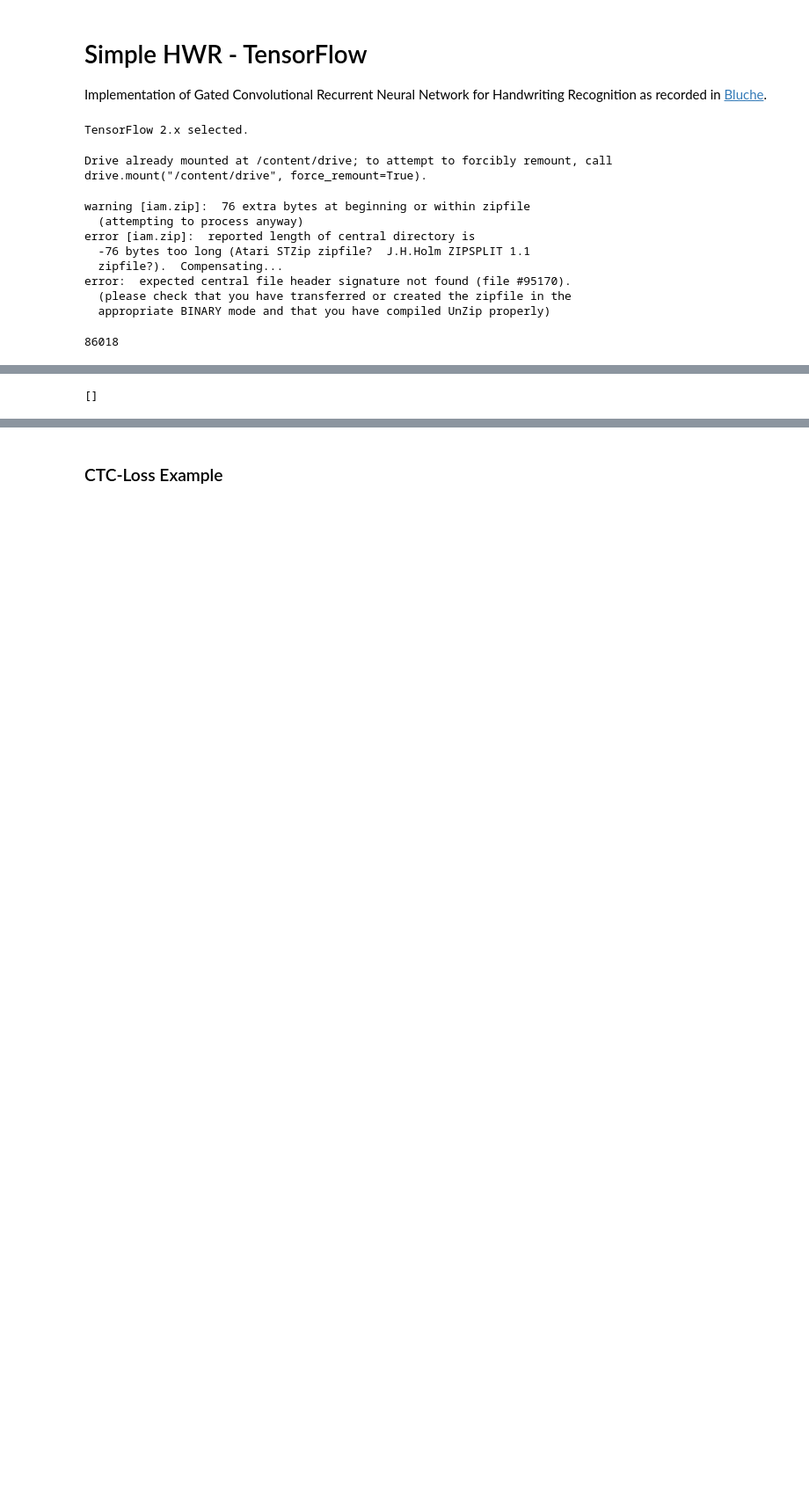
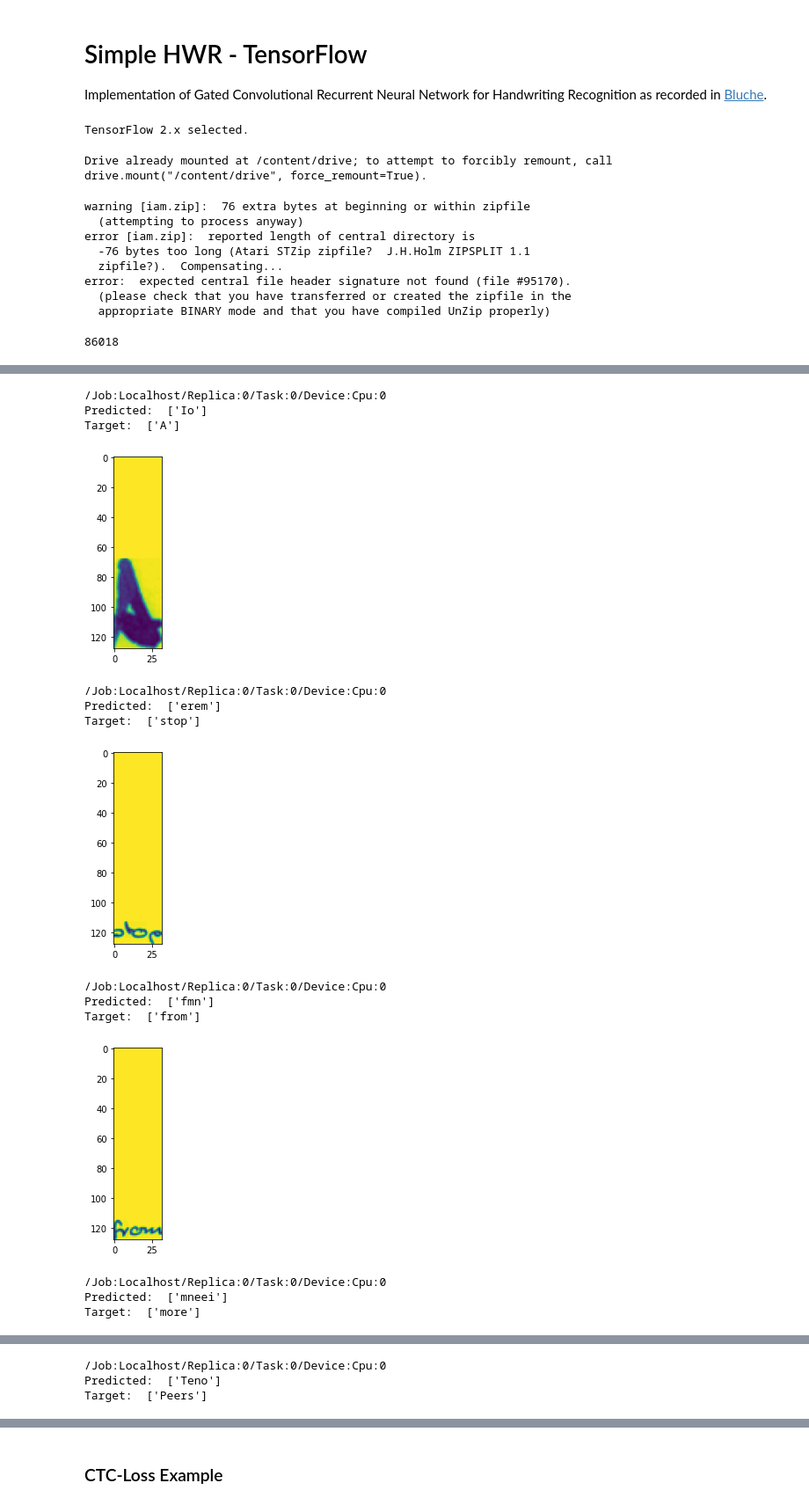
Before and after one commit to ericburdett/hwr, a Jupyter notebook: notebook-tf.ipynb, the cells around one changed output, grey strips where cells are left out. Shown: that part at 88% size. Drawn from its saved outputs; the diff is of its cells as text; code cells hidden in the pictures; blank space fills up the shorter version.

```diff
--- a/notebook-tf.ipynb
+++ b/notebook-tf.ipynb
@@ -128,6 +129,7 @@ def get_dataset_df(path='/content/labels.csv'):
   df = df.drop(df[df['transcription'] == ':'].index)
   df = df.drop(df[df['transcription'] == ')'].index)
   df = df.drop(df[df['transcription'] == '('].index)
+  df = df.sample(frac=1) # shuffle all rows in the dataframe
   df = df.reset_index()
 
   return df
@@ -225,0 +227,12 @@ def show_imgs(x, new_fig=True):
+# %%
+print('after calc')
+if iteration_num % ITERATION_SAMPLE == 0:
+  with tf.device("CPU:0"):
+    decoded, _ = tf.nn.ctc_greedy_decoder(tf.reshape(preds, (16, -1, 128)), ilengths)
+    preds_strings = convert_to_strings_with_decoder(decoded)
+    target_strings = convert_to_strings(labels)
+
+    print('Predicted: ', preds_strings[:3])
+    print('Target: ', target_strings[:3])
+    show_imgs(images[:3])
+    plt.pause(1)
@@ -226,6 +242,6 @@ def show_imgs(x, new_fig=True):
 # %%
 @tf.function
-def train_step(iteration_num, images, labels):
+def train_step(images, labels):
   with tf.GradientTape() as tape:
     batch_size = images.shape[0]
     input_lengths = tf.constant(np.full((batch_size,), 16))
@@ -237,17 +253,7 @@ def train_step(iteration_num, images, labels):
     loss = tf.reduce_mean(loss)
 
   gradients = tape.gradient(loss, model.trainable_variables)
+  gradients = [grads if grads is not None else tf.zeros_like(var) for var, grads in zip(model.trainable_variables, gradients)] # If gradients are None, set them to zero
   optimizer.apply_gradients(zip(gradients, model.trainable_variables))
   train_loss(loss)
-
-  if iteration_num % ITERATION_SAMPLE == 0:
-    print('here')
-    decoded, _ = tf.nn.ctc_greedy_decoder(tf.reshape(preds, (16, -1, 128)), ilengths)
-    print('after decoder')
-    preds_strings = convert_to_strings_with_decoder(decoded)
-    target_strings = convert_to_strings(labels)
-
-    print('Predicted: ', preds_strings[:3])
-    print('Target: ', target_strings[:3])
-    show_imgs(images[:3])
 # %%
@@ -289,4 +294,33 @@ OperatorNotAllowedInGraphError: ignored
-# %%
-train_loss.
-# %% [output]
-[]
+# %%
+val_dataset = dataset.batch(3)
+for iteration_num, (images, labels) in enumerate(val_dataset):
+  if iteration_num == 20:
+    break
+
+  input_lengths = tf.constant(np.full((3,), 16), dtype=tf.int32)
+  preds = model(images)
+
+  decoded, _ = tf.nn.ctc_greedy_decoder(tf.reshape(preds, (16, -1, 128)), input_lengths)
+  preds_strings = convert_to_strings_with_decoder(decoded)
+  target_strings = convert_to_strings(labels)
+
+  print('Predicted: ', preds_strings[:1])
+  print('Target: ', target_strings[:1])
+  show_imgs(tf.squeeze(images[:1]))
+  plt.pause(1)
+# %% [output]
+/Job:Localhost/Replica:0/Task:0/Device:Cpu:0
+Predicted:  ['Io']
+Target:  ['A']
+[figure, added]
+/Job:Localhost/Replica:0/Task:0/Device:Cpu:0
+Predicted:  ['erem']
+Target:  ['stop']
+[figure, added]
+/Job:Localhost/Replica:0/Task:0/Device:Cpu:0
+Predicted:  ['fmn']
+Target:  ['from']
+[figure, added]
+/Job:Localhost/Replica:0/Task:0/Device:Cpu:0
+Predicted:  ['mneei']
+Target:  ['more']
@@ -292,0 +328,3 @@ train_loss.
+/Job:Localhost/Replica:0/Task:0/Device:Cpu:0
+Predicted:  ['Teno']
+Target:  ['Peers']
```
Also changed, not shown: parts of 13 cells of this notebook.
